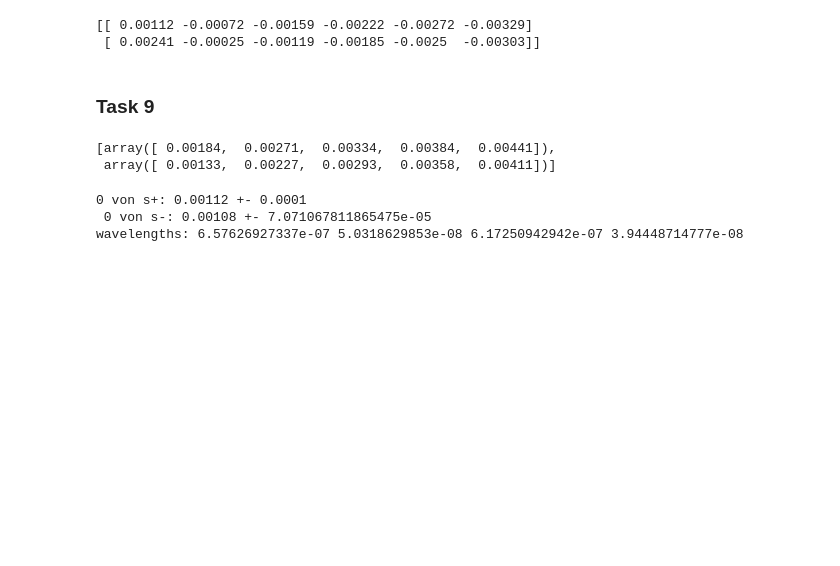
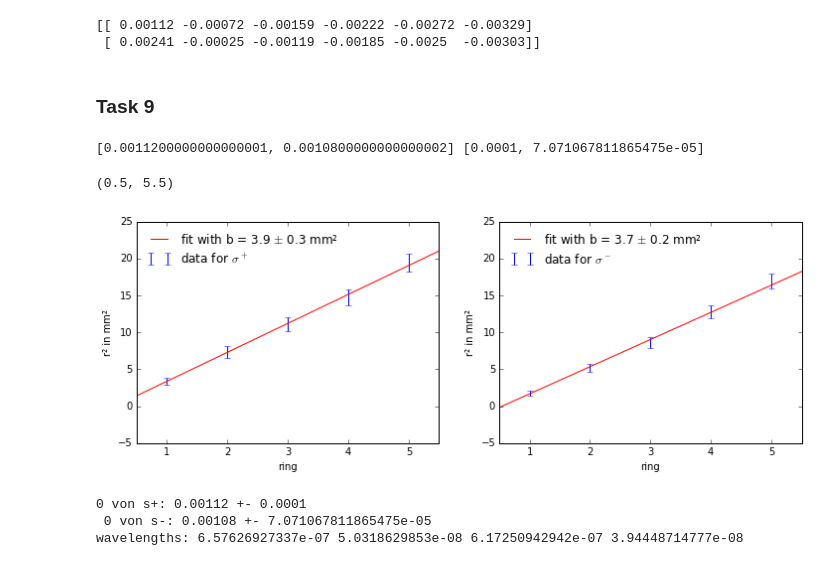
Before and after one commit to NlKLas/PyRePo, a Jupyter notebook: V1/V1.ipynb, the cells around one changed output. Cells and saved outputs as stored; diff of their text form; code cells hidden in the pictures; blank space fills up the shorter version.

```diff
--- a/V1/V1.ipynb
+++ b/V1/V1.ipynb
@@ -490,11 +492,30 @@ r_7[1] = o_7[1] - data_7[1][1:]
 opt_m, cov_m = curve_fit(f_lin, np.linspace(1,5,5), r_7[1]**2,sigma=2* r_7[1]*Δr_7[1],absolute_sigma=True)
 b_7[1] = opt_m[1]
 Δb_7[1] = np.sqrt(np.diag(cov_m)[1])
-# %%
-r_7
-# %% [output]
-[array([ 0.00184,  0.00271,  0.00334,  0.00384,  0.00441]),
- array([ 0.00133,  0.00227,  0.00293,  0.00358,  0.00411])]
+# %%
+print(o_7,Δo_7)
+# %% [output]
+[0.0011200000000000001, 0.0010800000000000002] [0.0001, 7.071067811865475e-05]
+# %%
+fig,ax = plt.subplots(1,2,figsize=(12,4))
+rg2 = np.linspace(0,6,5)
+rg =np.array(range(1,6))
+ax[0].plot(rg2,f_lin(rg2,*opt_p)*1000**2,c='r',label='fit with b = %0.1f $\pm$ %0.1f mm²'%(b_7[0]*10**6,Δb_7[0]*10**6))
+ax[0].errorbar(rg,(r_7[0]*1000)**2,yerr=2* r_7[0]*Δr_7[0]*10**6,fmt='None',label='data for $\sigma ^+$',c='b')
+ax[1].plot(rg2,f_lin(rg2,*opt_m)*1000**2,c='r',label='fit with b = %0.1f $\pm$ %0.1f mm²'%(b_7[1]*10**6,Δb_7[1]*10**6))
+ax[1].errorbar(rg,(r_7[1]*1000)**2,yerr=2* r_7[1]*Δr_7[1]*10**6,fmt='None',label='data for $\sigma^-$',c='b')
+ax[0].legend(loc=0,frameon=False)
+ax[0].set_xlabel('ring')
+ax[0].set_ylabel('r² in mm²')
+ax[1].legend(loc=2,frameon=False)
+ax[1].set_xlabel('ring')
+ax[1].set_ylabel('r² in mm²')
+ax[0].set_xlim(.5,5.5)
+ax[1].set_xlim(.5,5.5)
+#fig.savefig('t7_fit.pdf')
+# %% [output]
+(0.5, 5.5)
+[figure, added]
 # %%
 # plots
 
```
Also changed, not shown: parts of 3 cells of this notebook, 9 other files.
